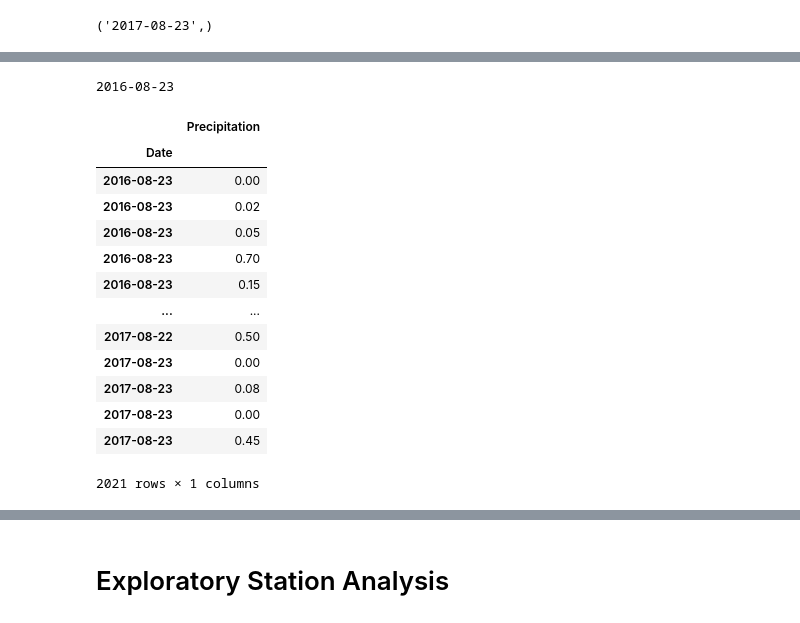
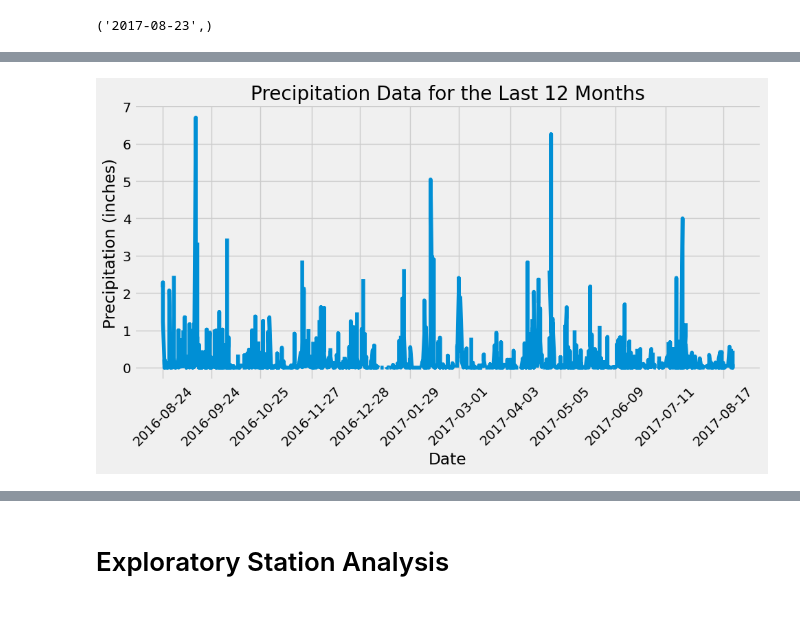
Before and after one commit to thaychansy/sqlalchemy-challenge, a Jupyter notebook: surfsup/climate.ipynb, the cells around one changed output, grey strips where cells are left out. Drawn from its saved outputs; the diff is of its cells as text; code cells hidden in the pictures.

```diff
--- a/surfsup/climate.ipynb
+++ b/surfsup/climate.ipynb
@@ -81,43 +99,32 @@ print(yymmdd)
-# %%
-
-# Calculate the date one year from the last date in data set.
-previousyeardate = dt.date(latestdate.year -1, latestdate.month, latestdate.day)
-print(previousyeardate)
-
-sel = [Measurement.date,
-       Measurement.prcp]
-queryresult = session.query(*sel).filter(Measurement.date >= querydate).all()
-precipitation = pd.DataFrame(queryresult, columns=['Date','Precipitation'])
-precipitation = precipitation.dropna(how='any')
-precipitation = precipitation.sort_values(["Date"], ascending=True)
-precipitation = precipitation.set_index("Date")
-precipitation
-
-# Perform a query to retrieve the data and precipitation scores
-
-
-# Save the query results as a Pandas DataFrame. Explicitly set the column names
-
-
-# Sort the dataframe by date
-
-
-# Use Pandas Plotting with Matplotlib to plot the data
-# %% [output]
-2016-08-23
-|  | Precipitation |
-| Date |  |
-| 2016-08-23 | 0.00 |
-| 2016-08-23 | 0.02 |
-| 2016-08-23 | 0.05 |
-| 2016-08-23 | 0.70 |
-| 2016-08-23 | 0.15 |
-| ... | ... |
-| 2017-08-22 | 0.50 |
-| 2017-08-23 | 0.00 |
-| 2017-08-23 | 0.08 |
-| 2017-08-23 | 0.00 |
-| 2017-08-23 | 0.45 |
-2021 rows × 1 columns
+# %%
+
+# Find the most recent date in the dataset
+latest_date = session.query(func.max(Measurement.date)).scalar()
+
+# Calculate the date one year from the last date in data set.
+one_year_ago = dt.datetime.strptime(latest_date, '%Y-%m-%d') - dt.timedelta(days=365)
+
+# Save the query results as a Pandas DataFrame. Explicitly set the column names
+results = session.query(Measurement.date, Measurement.prcp).\
+    filter(Measurement.date >= one_year_ago).all()
+
+# Load the query results into a Pandas DataFrame
+df = pd.DataFrame(results, columns=['Date', 'Precipitation'])
+
+# Sort the dataframe by date
+df = df.sort_values('Date')
+
+# Use Pandas Plotting with Matplotlib to plot the data
+plt.figure(figsize=(10,6))
+plt.plot(df['Date'], df['Precipitation'])
+plt.xlabel('Date')
+plt.ylabel('Precipitation (inches)')
+plt.title('Precipitation Data for the Last 12 Months')
+n = 200  # Display every nth date
+plt.xticks(df['Date'][::n], rotation=45)
+plt.tight_layout()
+plt.show()
+# %% [output]
+[figure, added]
 # %%
 # Use Pandas to calculate the summary statistics for the precipitation data
```
Also changed, not shown: parts of 3 cells of this notebook.
